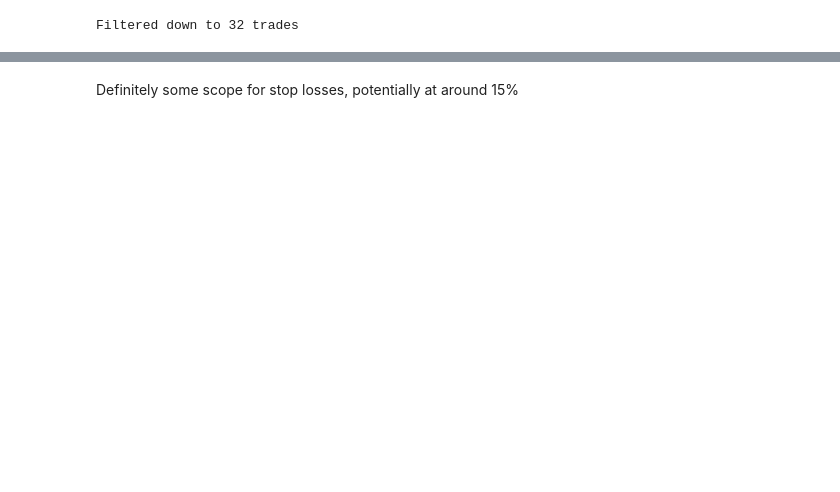
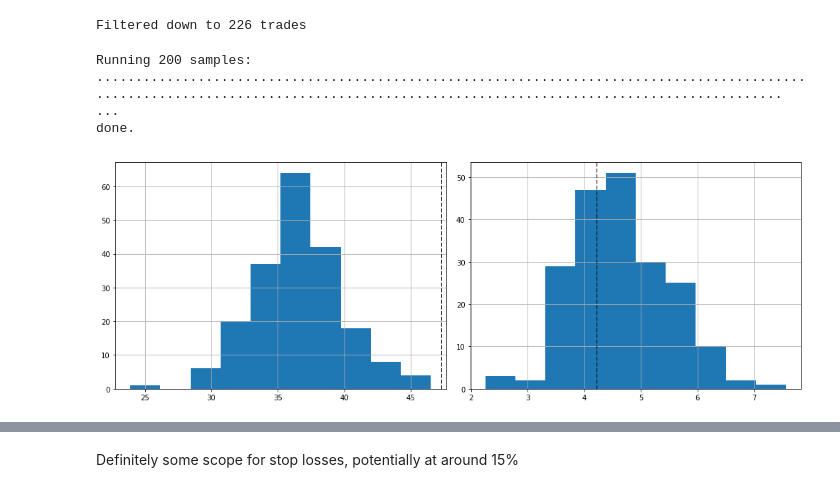
Before and after one commit to chetanmehra/EnsembleSystemDevelopment, a Jupyter notebook: EMA cross analysis.ipynb, the cells around one changed output, grey strips where cells are left out. Drawn from its saved outputs; the diff is of its cells as text; code cells hidden in the pictures; blank space fills up the shorter version.

```diff
--- a/EMA cross analysis.ipynb
+++ b/EMA cross analysis.ipynb
@@ -49,16 +135,19 @@ Generated 5148 trades.
 # %%
-# Store the baseline results
-buy_and_hold_trades = strategy.buy_and_hold_trades()
-buy_and_hold_returns = strategy.market_returns
-base_trades = strategy.trades
-base_returns = strategy.returns
 # Configure and apply filters
-adjusted = ValueRatio('EPV', 'Adjusted')(strategy)
-cyclic = ValueRatio('EPV', 'Cyclic')(strategy)
-strategy.apply_filter(HighPassFilter(adjusted, 0.3))
-strategy.apply_filter(HighPassFilter(cyclic, 0.0))
+strategy.apply_filter(HighPassFilter(adjusted, -0.5))
 filtered_trades = strategy.trades
 filtered_returns = strategy.returns
 print('Filtered down to {} trades'.format(filtered_trades.count))
 # %% [output]
-Filtered down to 32 trades
+Filtered down to 226 trades
+# %%
+# Run the sampler on the filtered trades
+sampler.check_selection_skill(filtered_trades, base_trades)
+fig, axarr = plt.subplots(1, 2)
+sampler.skill_hist('Percent winners', ax = axarr[0])
+sampler.skill_hist('Ratio average win to loss', ax = axarr[1])
+plt.tight_layout()
+# %% [output]
+Running 200 samples: ................................................................................................................................................................................... ...
+done.
+[figure, added]
```
Also changed, not shown: parts of 41 cells of this notebook, 7 other files.
